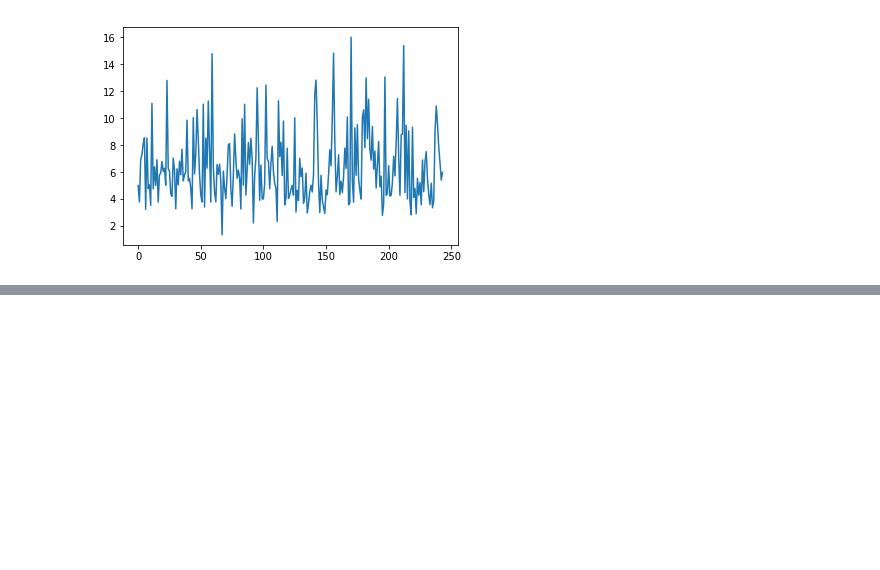
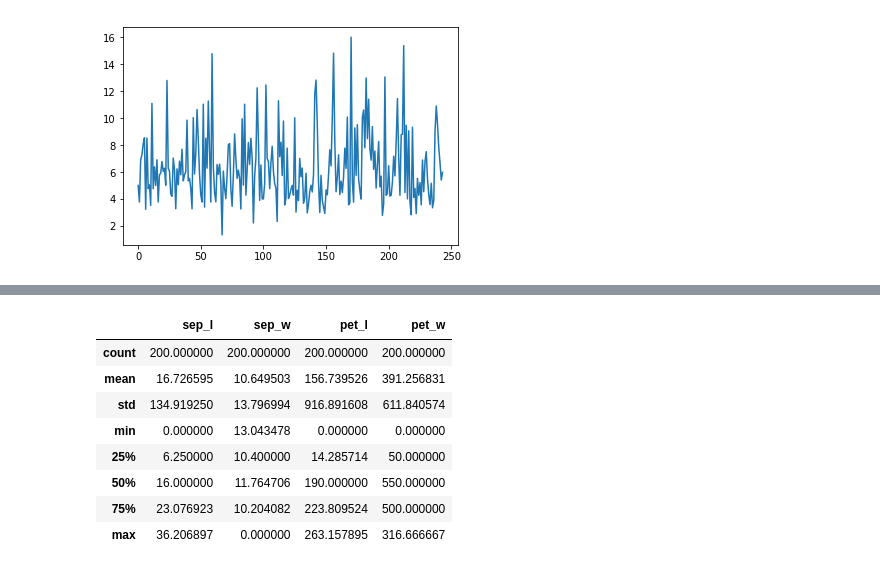
Before and after one commit to htmartin/python-stuff, a Jupyter notebook: data-camp/statistical-eda.ipynb, the cells around one changed output, grey strips where cells are left out. Saved outputs shown, nothing was run; the diff lists cells and outputs as text; code cells hidden in the pictures; blank space fills up the shorter version.

```diff
--- a/data-camp/statistical-eda.ipynb
+++ b/data-camp/statistical-eda.ipynb
@@ -127,0 +170,14 @@ tips.mean(axis='columns').plot()
+# %%
+error_setosa=error_setosa/(setosa.describe())
+# %%
+error_setosa
+# %% [output]
+|  | sep_l | sep_w | pet_l | pet_w |
+| count | 200.000000 | 200.000000 | 200.000000 | 200.000000 |
+| mean | 16.726595 | 10.649503 | 156.739526 | 391.256831 |
+| std | 134.919250 | 13.796994 | 916.891608 | 611.840574 |
+| min | 0.000000 | 13.043478 | 0.000000 | 0.000000 |
+| 25% | 6.250000 | 10.400000 | 14.285714 | 50.000000 |
+| 50% | 16.000000 | 11.764706 | 190.000000 | 550.000000 |
+| 75% | 23.076923 | 10.204082 | 223.809524 | 500.000000 |
+| max | 36.206897 | 0.000000 | 263.157895 | 316.666667 |
```
Also changed, not shown: parts of 7 cells of this notebook.
